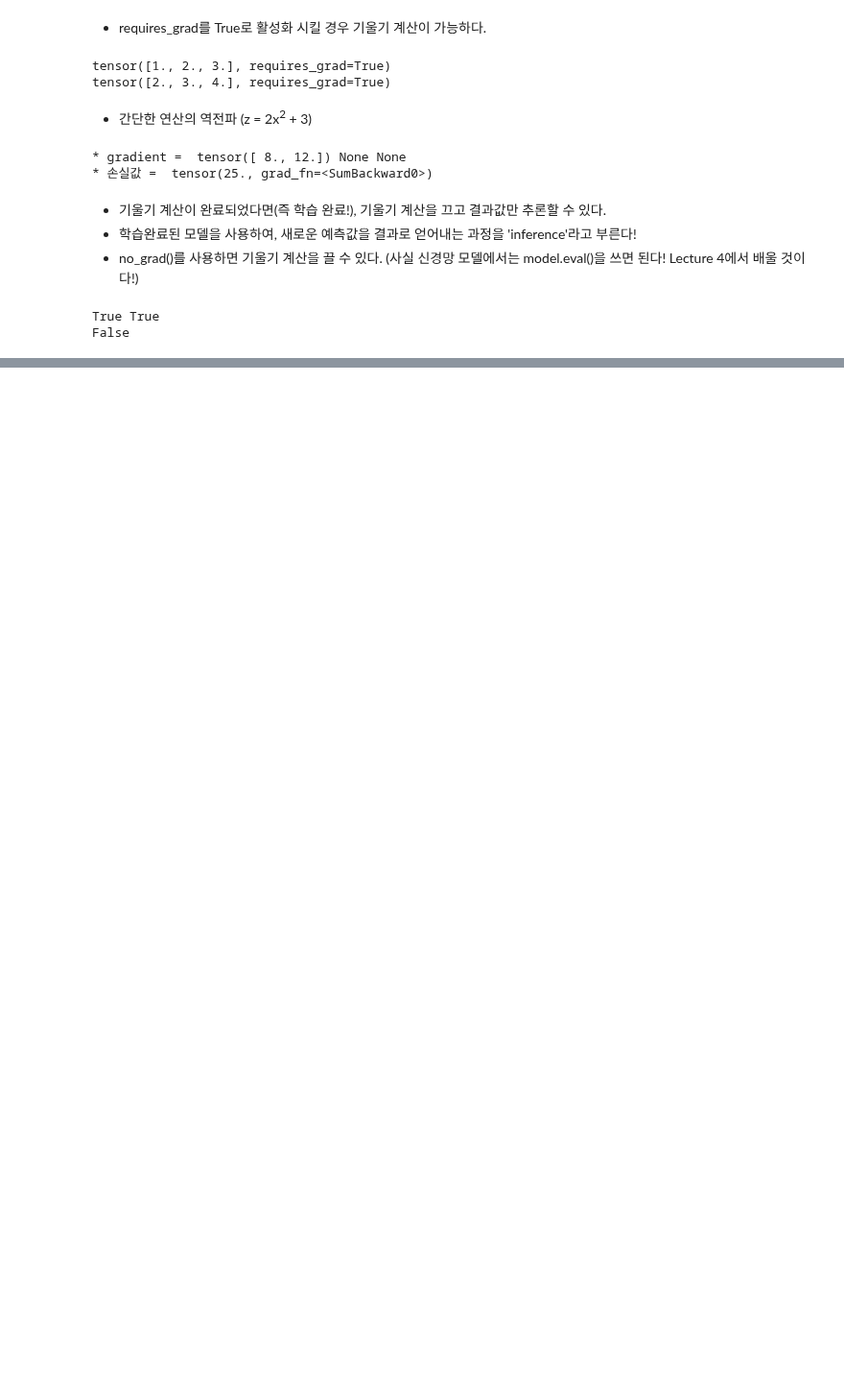
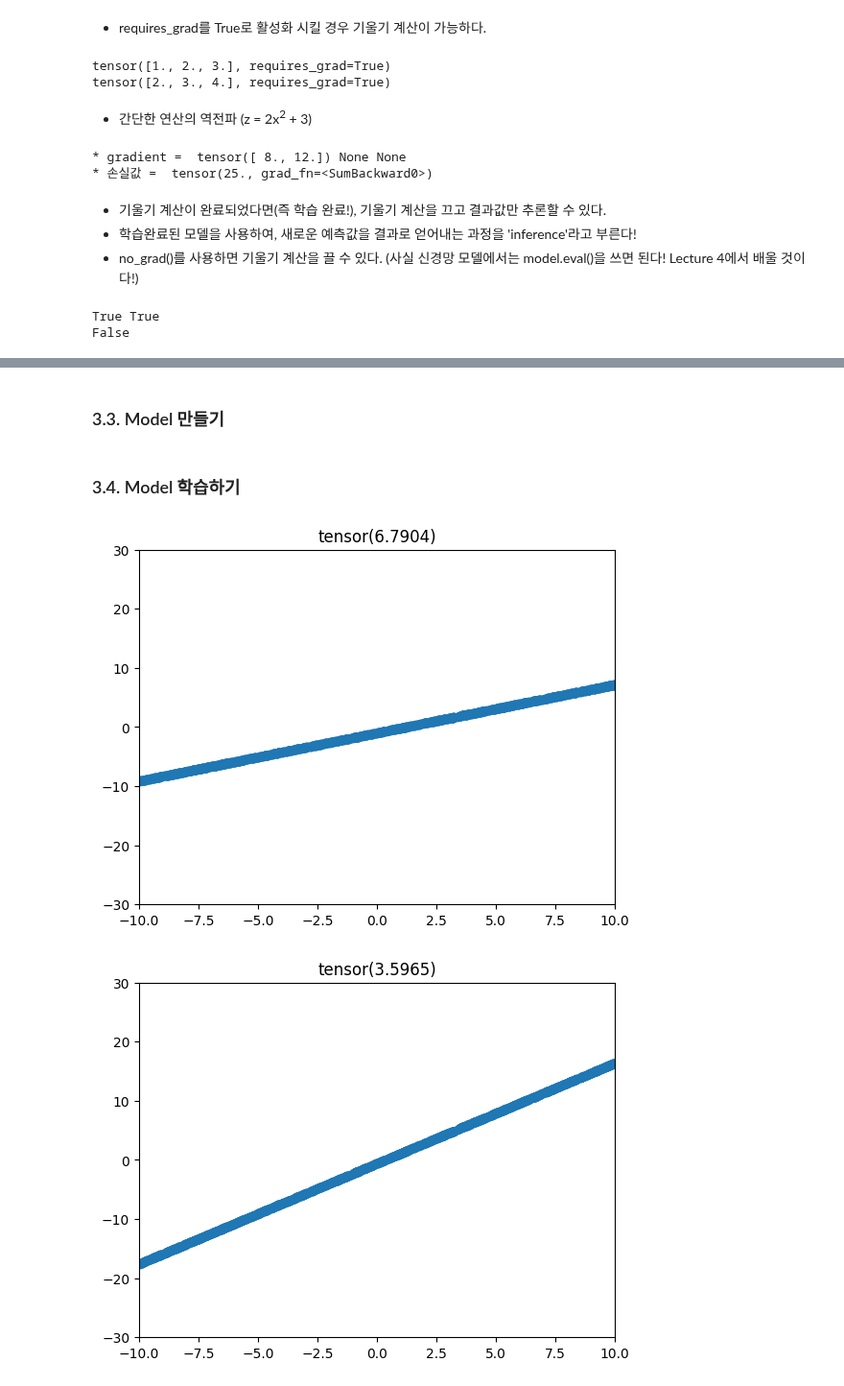
Before and after one commit to Pulsar-kkaturi/DL-Education, a Jupyter notebook: VisionDL_Lecture/Lecture2_MathofNN_Pytorch.ipynb, the cells around one changed output, grey strips where cells are left out. Shown at 96% size. Drawn from its saved outputs; the diff is of its cells as text; code cells hidden in the pictures; blank space fills up the shorter version.

```diff
--- a/VisionDL_Lecture/Lecture2_MathofNN_Pytorch.ipynb
+++ b/VisionDL_Lecture/Lecture2_MathofNN_Pytorch.ipynb
@@ -260,0 +320,58 @@ False
+# %% [markdown]
+### 3.3. Model 만들기
+# %%
+# 선형 모델을 생성합니다.
+# 입력으로 들어오는 x가 1000x1 의 형태를 가지고 있고 여기서 특성의 개수는 1개이기 때문에 앞에 1이 들어가게 됩니다. Linear(1,?)
+# 출력으로 기대하는 값 또한 1000x1 의 형태이기 때문에 특성의 개수가 1개. 그렇기 때문에 뒤에 1이 들어갑니다.      Linear(?,1)
+model = nn.Linear(1,1)
+
+# 손실 함수를 지정해줍니다.
+# 임의로 L1 손실을 사용했습니다.
+loss_func = nn.L1Loss()
+
+# 최적화 함수를 지정해줍니다.
+# 이때 인수로 학습의 대상이 되는 모델의 변수(model.parameters())를 전달합니다.
+# 또한 학습률은 0.01로 임의로 지정했습니다.
+optimizer = optim.SGD(model.parameters(),lr=0.01)
+# %% [markdown]
+### 3.4. Model 학습하기
+# %%
+# 손실이 어떻게 변하는지 확인하기 위해 loss_arr를 만들어 기록합니다.
+loss_arr =[]
+
+# 또한 목표값은 y_noise로 지정해줍니다.
+label = y_noise
+
+# 500으로 지정했던 학습 횟수만큼 반복합니다.
+for i in range(num_epoch):
+
+    # 이전 학습의 기울기를 지우고 최적화 함수를 초기화해줍니다.
+    # 기울기를 지우지 않으면 기존의 업데이트 때문에 학습이 잘 이루어지지 않습니다.
+    optimizer.zero_grad()
+
+    # 입력값 x를 모델에 넣어 결과값을 얻습니다.
+    output = model(x)
+
+    # 결과값과 목표값의 차이를 L1 손실 함수로 구해줍니다.
+    loss = loss_func(output,label)
+
+    # 손실에 대한 기울기를 구합니다.
+    loss.backward()
+
+    # 구한 기울기를 이용해 모델의 변수를 업데이트 합니다.
+    optimizer.step()
+
+    # 50번 마다 모델의 변수가 어떻게 변하고 있는지 출력해줍니다.
+    if i % 50 == 0:
+        # https://pytorch.org/docs/stable/tensors.html?highlight=detach#torch.Tensor.detach
+        # 현재 연산 그래프에 속해있는 x, output 값을 detach를 통해 분리하고, 텐서를 넘파이 배열로 바꿔서 plt.scatter에 전달합니다.
+        plt.title(loss.data)
+        plt.scatter(x.detach().numpy(),output.detach().numpy())
+        plt.axis([-10, 10, -30, 30])
+        plt.show()
+
+    # 손실을 loss_arr에 추가해줍니다.
+    loss_arr.append(loss.detach().numpy())
+# %% [output]
+[figure, added]
+[figure, added]
```
Also changed, not shown: parts of 13 cells of this notebook, 2 other files.
